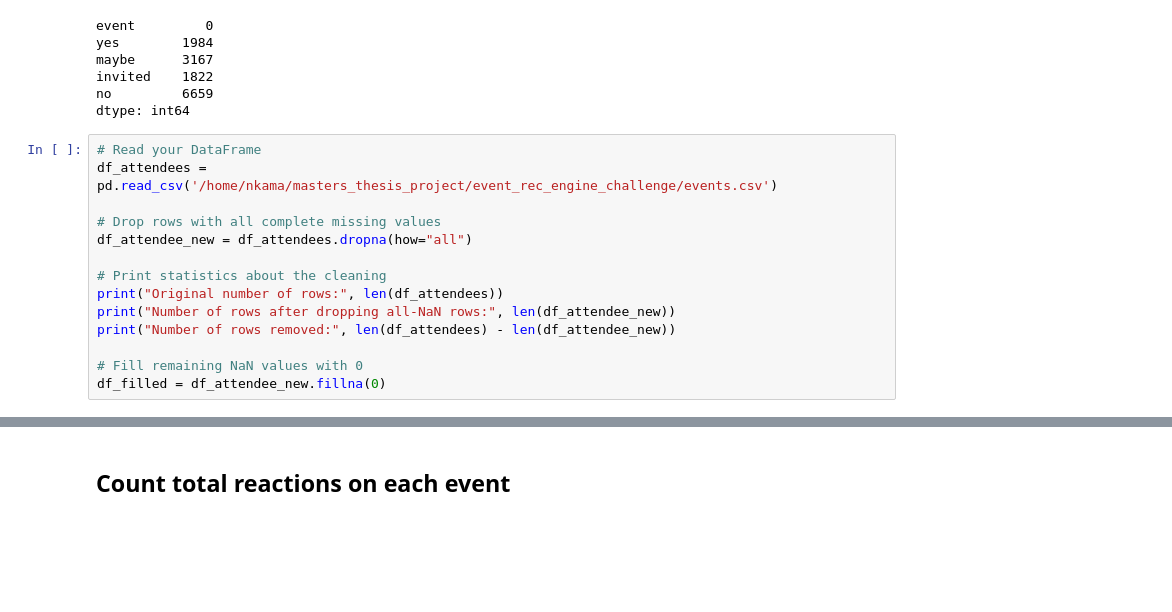
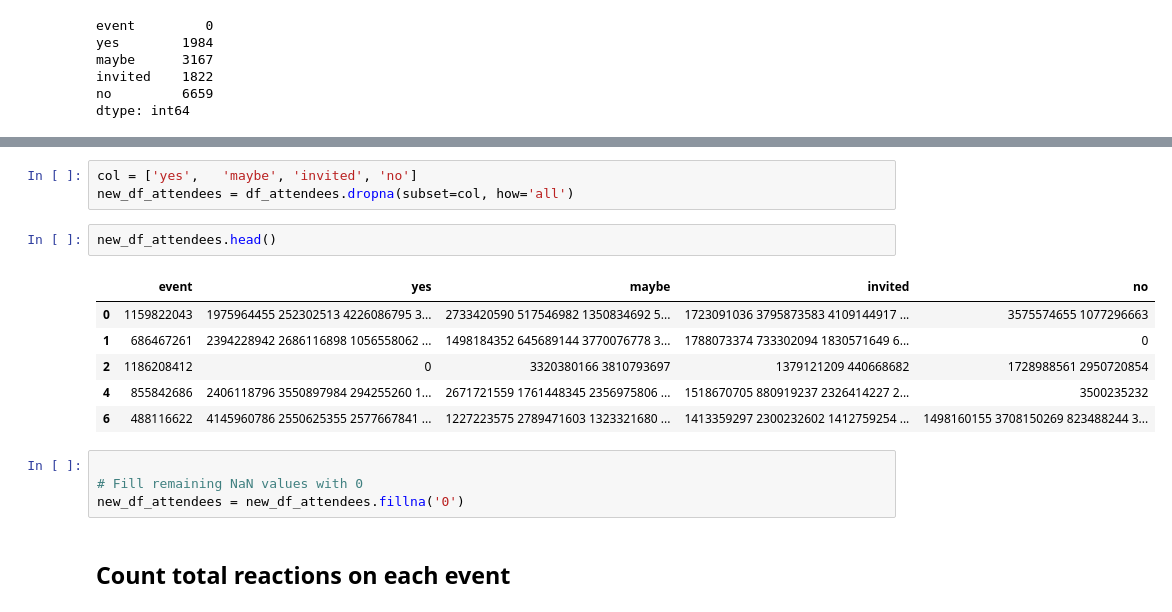
Before and after one commit to AbigailUchennaNkama/masters_thesis_project, a Jupyter notebook: thesis/note.ipynb, the cells around one changed output, grey strips where cells are left out. Drawn from its saved outputs; the diff is of its cells as text; blank space fills up the shorter version.

```diff
--- a/thesis/note.ipynb
+++ b/thesis/note.ipynb
@@ -48,17 +48,3 @@ maybe      3167
 invited    1822
 no         6659
 dtype: int64
-# %%
-# Read your DataFrame
-df_attendees = pd.read_csv('/home/nkama/masters_thesis_project/event_rec_engine_challenge/events.csv')
-
-# Drop rows with all complete missing values
-df_attendee_new = df_attendees.dropna(how="all")
-
-# Print statistics about the cleaning
-print("Original number of rows:", len(df_attendees))
-print("Number of rows after dropping all-NaN rows:", len(df_attendee_new))
-print("Number of rows removed:", len(df_attendees) - len(df_attendee_new))
-
-# Fill remaining NaN values with 0
-df_filled = df_attendee_new.fillna(0)
@@ -73,3 +51,19 @@ df_filled = df_attendee_new.fillna(0)
+# %%
+col = ['yes',	'maybe', 'invited',	'no']
+new_df_attendees = df_attendees.dropna(subset=col, how='all')
+# %%
+new_df_attendees.head()
+# %% [output]
+|  | event | yes | maybe | invited | no |
+| 0 | 1159822043 | 1975964455 252302513 4226086795 3... | 2733420590 517546982 1350834692 5... | 1723091036 3795873583 4109144917 ... | 3575574655 1077296663 |
+| 1 | 686467261 | 2394228942 2686116898 1056558062 ... | 1498184352 645689144 3770076778 3... | 1788073374 733302094 1830571649 6... | 0 |
+| 2 | 1186208412 | 0 | 3320380166 3810793697 | 1379121209 440668682 | 1728988561 2950720854 |
+| 4 | 855842686 | 2406118796 3550897984 294255260 1... | 2671721559 1761448345 2356975806 ... | 1518670705 880919237 2326414227 2... | 3500235232 |
+| 6 | 488116622 | 4145960786 2550625355 2577667841 ... | 1227223575 2789471603 1323321680 ... | 1413359297 2300232602 1412759254 ... | 1498160155 3708150269 823488244 3... |
+# %%
+
+# Fill remaining NaN values with 0
+new_df_attendees = new_df_attendees.fillna('0')
 # %% [markdown]
 ## Count total reactions on each event
 # %%
```
Also changed, not shown: parts of 1 cell of this notebook, 1 other file.
